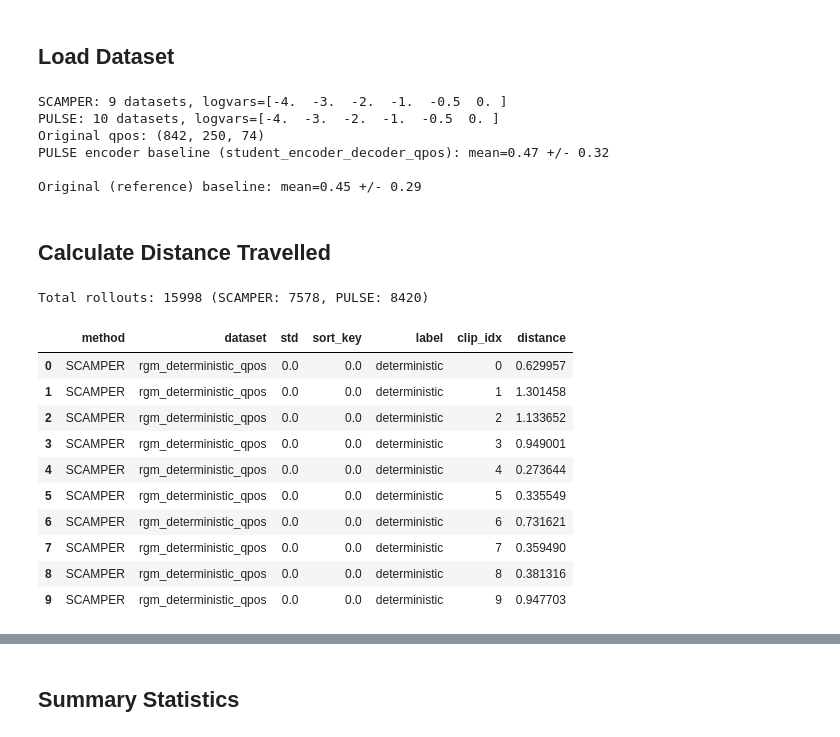
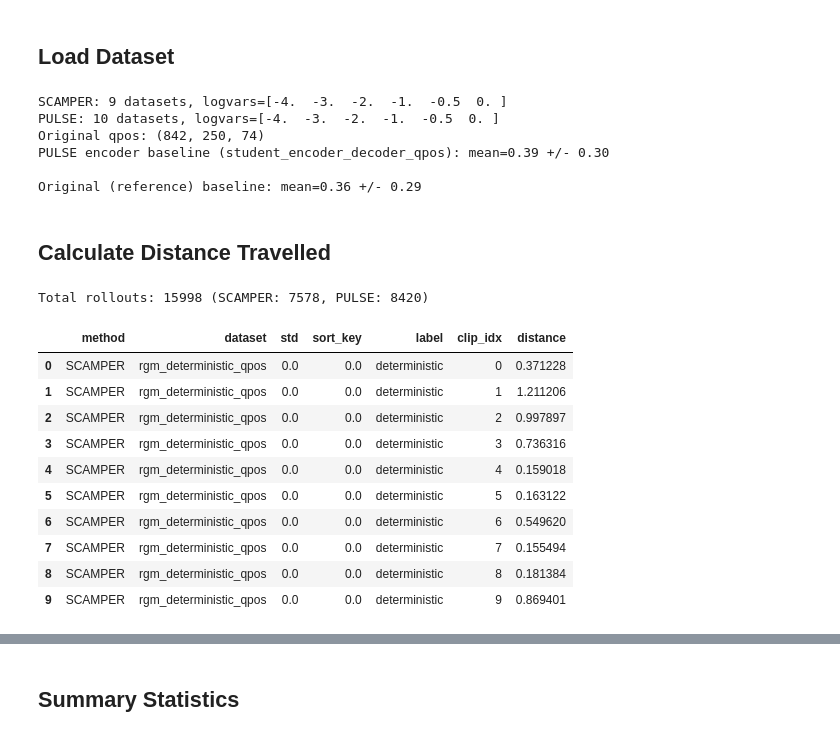
Before and after one commit to asirbu77/SCAMPER, a Jupyter notebook: notebooks/analysis/random_generation/distance_from_rollout_dataset.ipynb, the cells around one changed output, grey strips where cells are left out. Drawn from its saved outputs; the diff is of its cells as text; code cells hidden in the pictures.

```diff
--- a/notebooks/analysis/random_generation/distance_from_rollout_dataset.ipynb
+++ b/notebooks/analysis/random_generation/distance_from_rollout_dataset.ipynb
@@ -22,8 +22,12 @@ LABEL_A = "SCAMPER"
 LABEL_B = "PULSE"
 
 # Encoder baseline dataset names (set to None to skip)
-ENCODER_DATASET_A = "encoder_decoder_qpos"  # SCAMPER encoder-decoder
+ENCODER_DATASET_A = "student_encoder_decoder_qpos"  # SCAMPER encoder-decoder
 ENCODER_DATASET_B = "student_encoder_decoder_qpos"  # PULSE student encoder-decoder
+
+# Subsampling stride for distance calculation (1 = every frame, no filtering).
+# Higher values filter out high-frequency jitter before computing path length.
+DISTANCE_STRIDE = 10
 
 # Save path for figures
 SAVE_DIR = Path("/home/mila/a/aidan.sirbu/SCAMPER/notebooks/plots/random_generation")
@@ -31,16 +35,20 @@ SAVE_NAME = "distance_vs_noise_comparison"
 # %% [markdown]
 ## Load Dataset
 # %%
-def calculate_distance_travelled(qpos: np.ndarray) -> np.ndarray:
+def calculate_distance_travelled(qpos: np.ndarray, stride: int = 1) -> np.ndarray:
     """Calculate total distance travelled for each rollout.
+
+    Subsamples the trajectory every `stride` frames before computing
+    displacements, which filters out high-frequency positional jitter.
 
     Args:
         qpos: Shape (num_rollouts, num_steps, qpos_dim) - first 2 elements are x, y.
+        stride: Take every stride-th frame before computing displacements.
 
     Returns:
         distances: Shape (num_rollouts,) - total distance per rollout.
     """
-    xy = qpos[:, :, :2]
+    xy = qpos[:, ::stride, :2]
     diffs = np.diff(xy, axis=1)
     step_distances = np.linalg.norm(diffs, axis=2)
     return np.sum(step_distances, axis=1)
@@ -98,69 +106,69 @@ if original_qpos is not None:
 # Compute encoder baseline distances
 encoder_dist_a = None
 if ENCODER_DATASET_A and ENCODER_DATASET_A in qpos_a:
-    encoder_dist_a = calculate_distance_travelled(qpos_a[ENCODER_DATASET_A])
+    encoder_dist_a = calculate_distance_travelled(qpos_a[ENCODER_DATASET_A], stride=DISTANCE_STRIDE)
     print(f"\n{LABEL_A} encoder baseline ({ENCODER_DATASET_A}): mean={encoder_dist_a.mean():.2f} +/- {encoder_dist_a.std():.2f}")
 
 encoder_dist_b = None
 if ENCODER_DATASET_B and ENCODER_DATASET_B in qpos_b:
-    encoder_dist_b = calculate_distance_travelled(qpos_b[ENCODER_DATASET_B])
+    encoder_dist_b = calculate_distance_travelled(qpos_b[ENCODER_DATASET_B], stride=DISTANCE_STRIDE)
     print(f"{LABEL_B} encoder baseline ({ENCODER_DATASET_B}): mean={encoder_dist_b.mean():.2f} +/- {encoder_dist_b.std():.2f}")
 
 # Compute original (reference) baseline distance
 original_dist = None
 if original_qpos is not None:
-    original_dist = calculate_distance_travelled(original_qpos)
+    original_dist = calculate_distance_travelled(original_qpos, stride=DISTANCE_STRIDE)
     print(f"\nOriginal (reference) baseline: mean={original_dist.mean():.2f} +/- {original_dist.std():.2f}")
 # %% [output]
 SCAMPER: 9 datasets, logvars=[-4.  -3.  -2.  -1.  -0.5  0. ]
 PULSE: 10 datasets, logvars=[-4.  -3.  -2.  -1.  -0.5  0. ]
 Original qpos: (842, 250, 74)
-PULSE encoder baseline (student_encoder_decoder_qpos): mean=0.47 +/- 0.32
+PULSE encoder baseline (student_encoder_decoder_qpos): mean=0.39 +/- 0.30
 
-Original (reference) baseline: mean=0.45 +/- 0.29
+Original (reference) baseline: mean=0.36 +/- 0.29
 # %% [markdown]
 ## Calculate Distance Travelled
 # %%
 def build_distance_df(qpos_datasets, logvars, method_label):
     """Build a DataFrame of per-clip distances for all noise levels."""
     rows = []
     for ds_name, qpos in qpos_datasets.items():
         info = parse_dataset_name(ds_name, logvars)
-        distances = calculate_distance_travelled(qpos)
+        distances = calculate_distance_travelled(qpos, stride=DISTANCE_STRIDE)
         for clip_idx, dist in enumerate(distances):
             rows.append(
                 {
                     "method": method_label,
                     "dataset": ds_name,
                     "std": info["std"],
                     "sort_key": info["sort_key"],
                     "label": info["label"],
                     "clip_idx": clip_idx,
                     "distance": dist,
                 }
             )
     return pd.DataFrame(rows)
 
 
 df_a = build_distance_df(qpos_a, logvars_a, LABEL_A)
 df_b = build_distance_df(qpos_b, logvars_b, LABEL_B)
 df = pd.concat([df_a, df_b], ignore_index=True)
 
 print(f"Total rollouts: {len(df)} ({LABEL_A}: {len(df_a)}, {LABEL_B}: {len(df_b)})")
 df.head(10)
 # %% [output]
 Total rollouts: 15998 (SCAMPER: 7578, PULSE: 8420)
 |  | method | dataset | std | sort_key | label | clip_idx | distance |
-| 0 | SCAMPER | rgm_deterministic_qpos | 0.0 | 0.0 | deterministic | 0 | 0.629957 |
-| 1 | SCAMPER | rgm_deterministic_qpos | 0.0 | 0.0 | deterministic | 1 | 1.301458 |
-| 2 | SCAMPER | rgm_deterministic_qpos | 0.0 | 0.0 | deterministic | 2 | 1.133652 |
-| 3 | SCAMPER | rgm_deterministic_qpos | 0.0 | 0.0 | deterministic | 3 | 0.949001 |
-| 4 | SCAMPER | rgm_deterministic_qpos | 0.0 | 0.0 | deterministic | 4 | 0.273644 |
-| 5 | SCAMPER | rgm_deterministic_qpos | 0.0 | 0.0 | deterministic | 5 | 0.335549 |
-| 6 | SCAMPER | rgm_deterministic_qpos | 0.0 | 0.0 | deterministic | 6 | 0.731621 |
-| 7 | SCAMPER | rgm_deterministic_qpos | 0.0 | 0.0 | deterministic | 7 | 0.359490 |
-| 8 | SCAMPER | rgm_deterministic_qpos | 0.0 | 0.0 | deterministic | 8 | 0.381316 |
-| 9 | SCAMPER | rgm_deterministic_qpos | 0.0 | 0.0 | deterministic | 9 | 0.947703 |
+| 0 | SCAMPER | rgm_deterministic_qpos | 0.0 | 0.0 | deterministic | 0 | 0.371228 |
+| 1 | SCAMPER | rgm_deterministic_qpos | 0.0 | 0.0 | deterministic | 1 | 1.211206 |
+| 2 | SCAMPER | rgm_deterministic_qpos | 0.0 | 0.0 | deterministic | 2 | 0.997897 |
+| 3 | SCAMPER | rgm_deterministic_qpos | 0.0 | 0.0 | deterministic | 3 | 0.736316 |
+| 4 | SCAMPER | rgm_deterministic_qpos | 0.0 | 0.0 | deterministic | 4 | 0.159018 |
+| 5 | SCAMPER | rgm_deterministic_qpos | 0.0 | 0.0 | deterministic | 5 | 0.163122 |
+| 6 | SCAMPER | rgm_deterministic_qpos | 0.0 | 0.0 | deterministic | 6 | 0.549620 |
+| 7 | SCAMPER | rgm_deterministic_qpos | 0.0 | 0.0 | deterministic | 7 | 0.155494 |
+| 8 | SCAMPER | rgm_deterministic_qpos | 0.0 | 0.0 | deterministic | 8 | 0.181384 |
+| 9 | SCAMPER | rgm_deterministic_qpos | 0.0 | 0.0 | deterministic | 9 | 0.869401 |
 # %%
 summary = (
     df.groupby(["method", "dataset", "label", "sort_key"])
```
Also changed, not shown: parts of 2 cells of this notebook.
